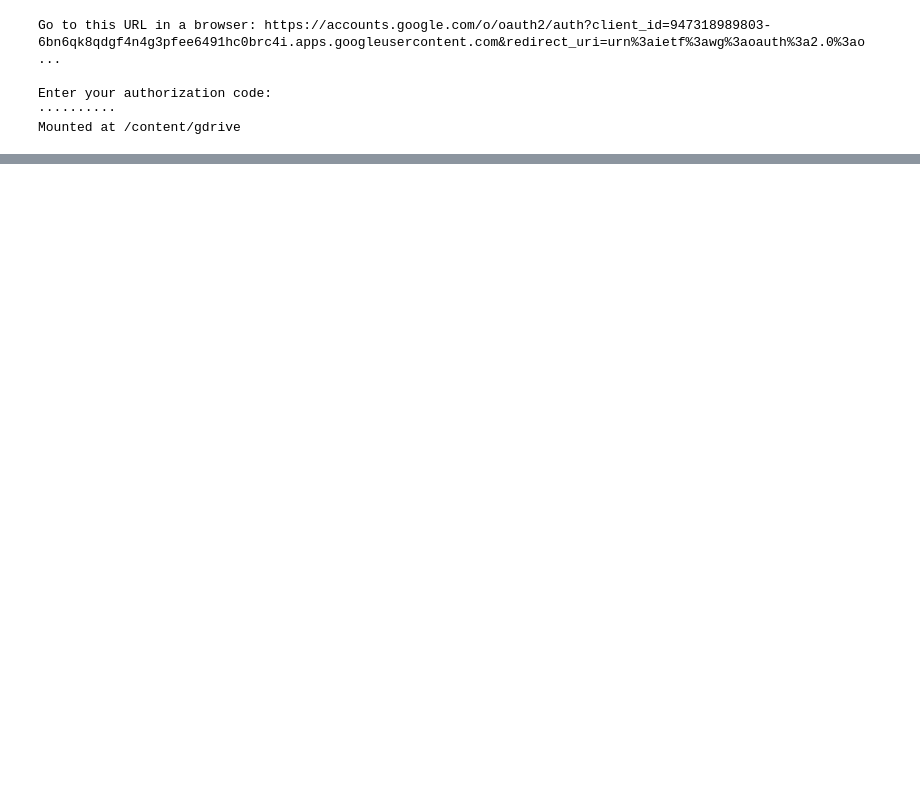
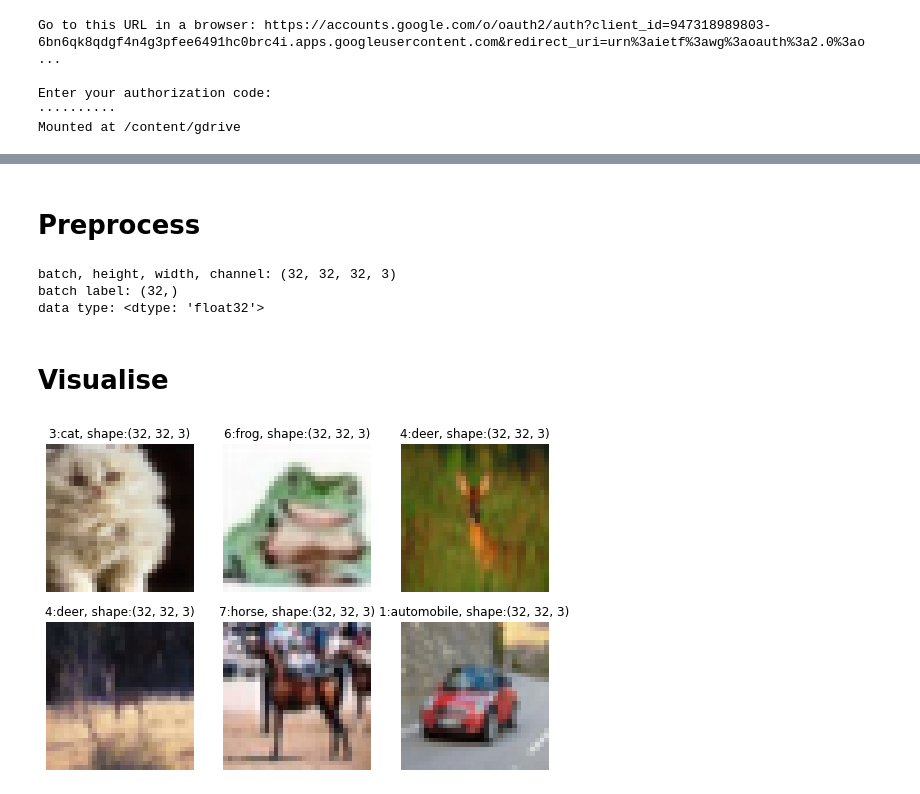
Before and after one commit to pdharma01/resnet_recreate, a Jupyter notebook: main.ipynb, the cells around one changed output, grey strips where cells are left out. Cells and saved outputs as stored; diff of their text form; code cells hidden in the pictures; blank space fills up the shorter version.

```diff
--- a/main.ipynb
+++ b/main.ipynb
@@ -148,0 +157,7 @@ git push origin master # push current HEAD to remote master branch
+# %%
+#@title String fields
+
+name = 'cifar10' #@param ["cifar10", "2nd option", "3rd option"] {allow-input: true}
+location = 'web' #@param ["web", "gdrive", "local"]
+print(name)
+print(location)
@@ -148,0 +167,3 @@ git push origin master # push current HEAD to remote master branch
+# %%
+dataset, info = load_data.load_tfds(name, location)
+info
@@ -148,0 +192,22 @@ git push origin master # push current HEAD to remote master branch
+# %% [markdown]
+# Preprocess
+# %%
+INPUT_SHAPE = info.features["image"].shape
+BATCH_SIZE = 32
+
+num_classes = info.features["label"].num_classes
+class_names = info.features["label"].names
+num_train = info.splits["train"].num_examples
+num_test = info.splits["train"].num_examples
+# %%
+train, test = load_data.preprocess(dataset, BATCH_SIZE)
+# %% [output]
+batch, height, width, channel: (32, 32, 32, 3)
+batch label: (32,)
+data type: <dtype: 'float32'>
+# %% [markdown]
+# Visualise
+# %%
+load_data.visualize(row = 2, column = 3, batched_set = train, class_names = class_names)
+# %% [output]
+[figure, added]
```
Also changed, not shown: parts of 59 cells of this notebook, 5 other files.
